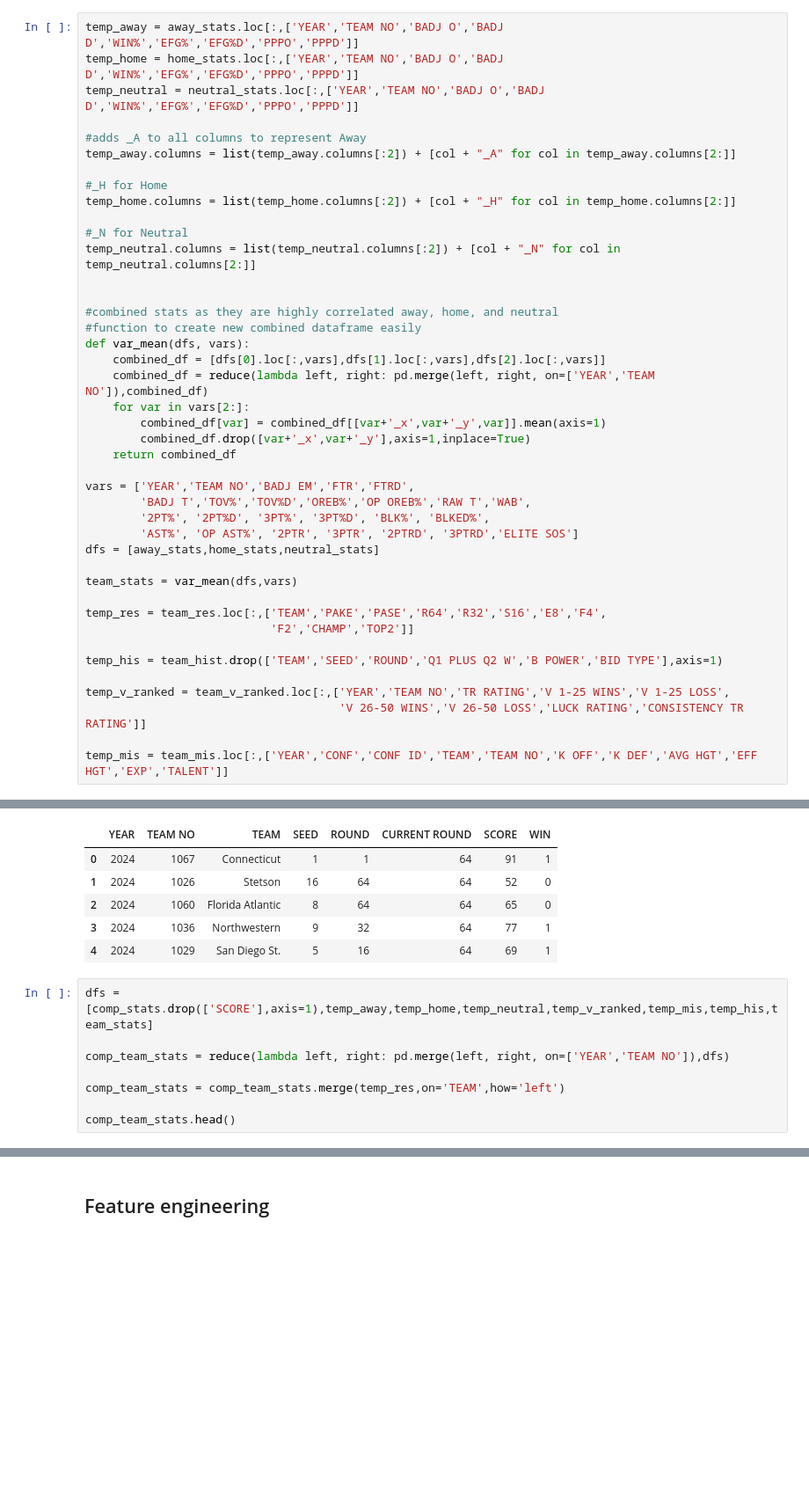
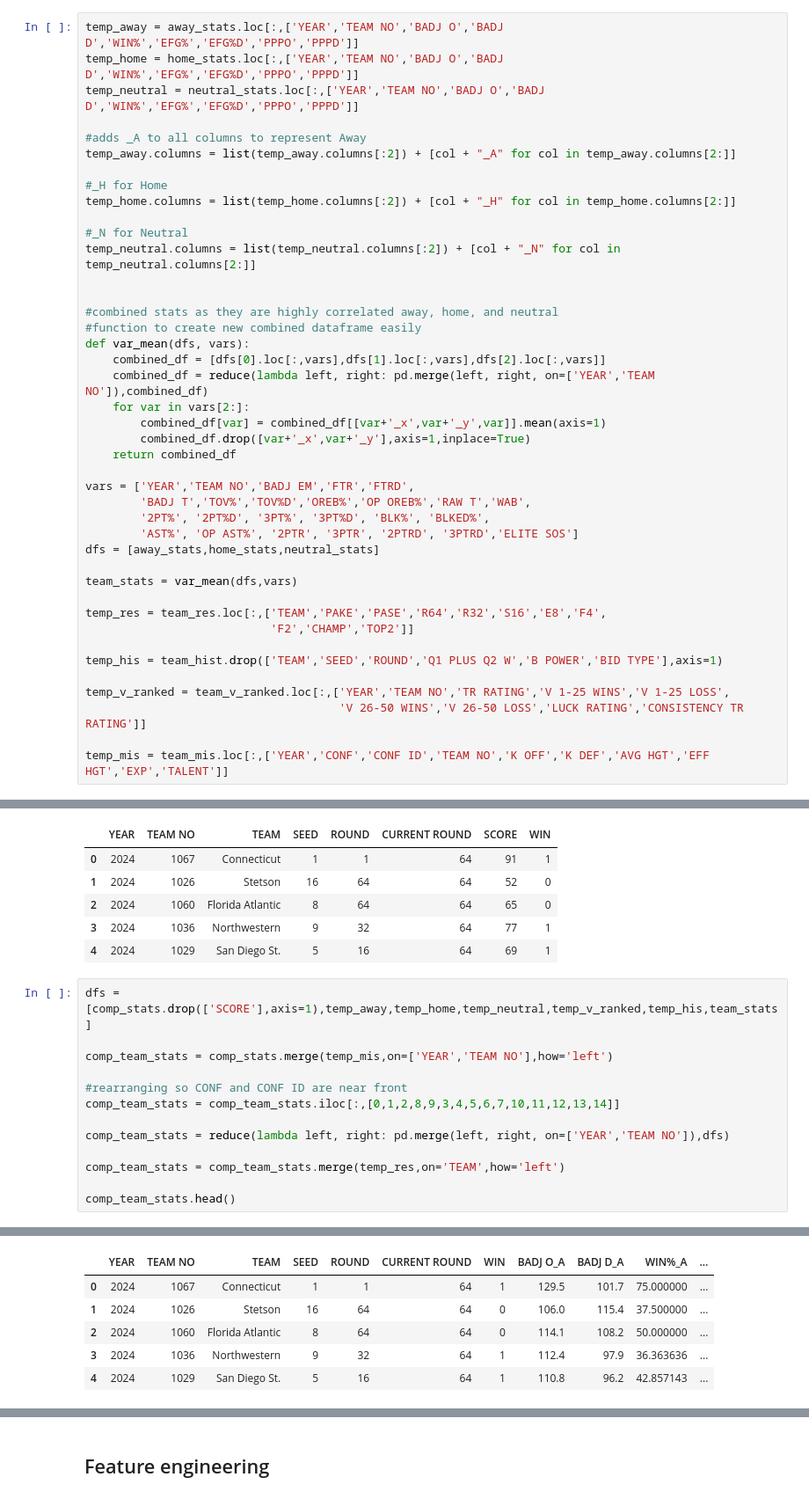
Before and after one commit to nicholaskim1004/MarchMadness, a Jupyter notebook: madness.ipynb, the cells around one changed output, grey strips where cells are left out. Shown: that part at 88% size. Saved outputs shown, nothing was run; the diff lists cells and outputs as text; blank space fills up the shorter version.

```diff
--- a/madness.ipynb
+++ b/madness.ipynb
@@ -86,7 +86,7 @@ temp_his = team_hist.drop(['TEAM','SEED','ROUND','Q1 PLUS Q2 W','B POWER','BID T
 temp_v_ranked = team_v_ranked.loc[:,['YEAR','TEAM NO','TR RATING','V 1-25 WINS','V 1-25 LOSS',
                                      'V 26-50 WINS','V 26-50 LOSS','LUCK RATING','CONSISTENCY TR RATING']]
 
-temp_mis = team_mis.loc[:,['YEAR','CONF','CONF ID','TEAM','TEAM NO','K OFF','K DEF','AVG HGT','EFF HGT','EXP','TALENT']]
+temp_mis = team_mis.loc[:,['YEAR','CONF','CONF ID','TEAM NO','K OFF','K DEF','AVG HGT','EFF HGT','EXP','TALENT']]
 # %% [markdown]
 Creating supplmental dataset that aren't dependent on team metrics (i.e: conference, coach, upsets)
 
@@ -593,7 +593,12 @@ See the caveats in the documentation: https://pandas.pydata.org/pandas-docs/stab
 | 3 | 2024 | 1036 | Northwestern | 9 | 32 | 64 | 77 | 1 |
 | 4 | 2024 | 1029 | San Diego St. | 5 | 16 | 64 | 69 | 1 |
 # %%
-dfs = [comp_stats.drop(['SCORE'],axis=1),temp_away,temp_home,temp_neutral,temp_v_ranked,temp_mis,temp_his,team_stats]
+dfs = [comp_stats.drop(['SCORE'],axis=1),temp_away,temp_home,temp_neutral,temp_v_ranked,temp_his,team_stats]
+
+comp_team_stats = comp_stats.merge(temp_mis,on=['YEAR','TEAM NO'],how='left')
+
+#rearranging so CONF and CONF ID are near front
+comp_team_stats = comp_team_stats.iloc[:,[0,1,2,8,9,3,4,5,6,7,10,11,12,13,14]]
 
 comp_team_stats = reduce(lambda left, right: pd.merge(left, right, on=['YEAR','TEAM NO']),dfs)
 
@@ -604,0 +609,6 @@ KeyError: 'TEAM'
+|  | YEAR | TEAM NO | TEAM | SEED | ROUND | CURRENT ROUND | WIN | BADJ O_A | BADJ D_A | WIN%_A | ... |
+| 0 | 2024 | 1067 | Connecticut | 1 | 1 | 64 | 1 | 129.5 | 101.7 | 75.000000 | ... |
+| 1 | 2024 | 1026 | Stetson | 16 | 64 | 64 | 0 | 106.0 | 115.4 | 37.500000 | ... |
+| 2 | 2024 | 1060 | Florida Atlantic | 8 | 64 | 64 | 0 | 114.1 | 108.2 | 50.000000 | ... |
+| 3 | 2024 | 1036 | Northwestern | 9 | 32 | 64 | 1 | 112.4 | 97.9 | 36.363636 | ... |
+| 4 | 2024 | 1029 | San Diego St. | 5 | 16 | 64 | 1 | 110.8 | 96.2 | 42.857143 | ... |
```
Also changed, not shown: parts of 4 cells of this notebook.
